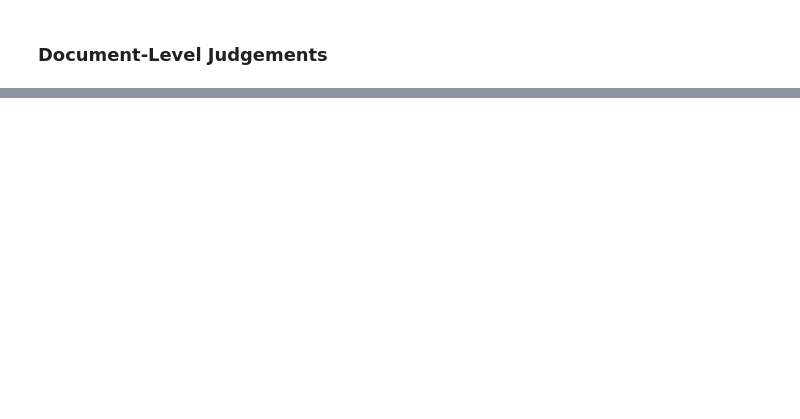
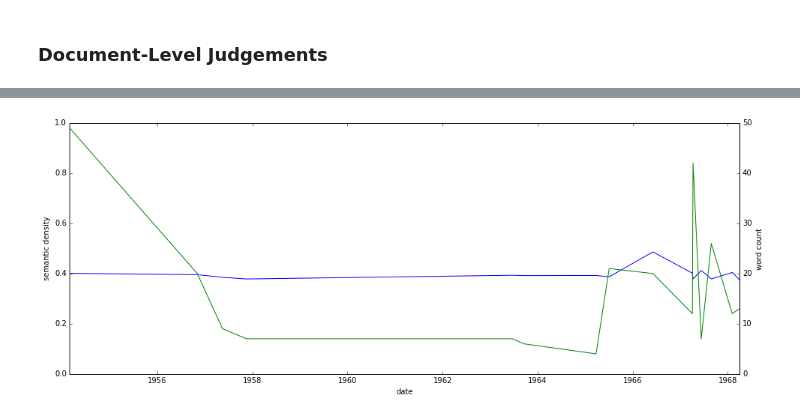
Before and after one commit to nmvenuti/DSI_Religion, a Jupyter notebook: protest_temporalAnalysis/temporal_viz.ipynb, the cells around one changed output, grey strips where cells are left out. Cells and saved outputs as stored; diff of their text form; code cells hidden in the pictures; blank space fills up the shorter version.

```diff
--- a/protest_temporalAnalysis/temporal_viz.ipynb
+++ b/protest_temporalAnalysis/temporal_viz.ipynb
@@ -669,0 +486,17 @@ See the caveats in the documentation: http://pandas.pydata.org/pandas-docs/stabl
+# %%
+# Plotting w/ 2 Y-Scales
+fig = plt.figure(num=None, figsize=(16, 6), dpi=80, facecolor='w', edgecolor='k')
+
+ax1 = fig.add_subplot(111)
+ax1.plot(fileData.date_clean, fileData.semanticDensity_the)
+ax1.set_xlabel('date')
+ax1.set_ylabel('semantic density')
+ax1.set_ylim([0,1])
+
+ax2 = ax1.twinx()
+ax2.plot(fileData.date_clean, fileData.god, 'green')
+ax2.set_ylabel('word count')
+
+plt.show()
+# %% [output]
+[figure, added]
```
Also changed, not shown: parts of 62 cells of this notebook.
